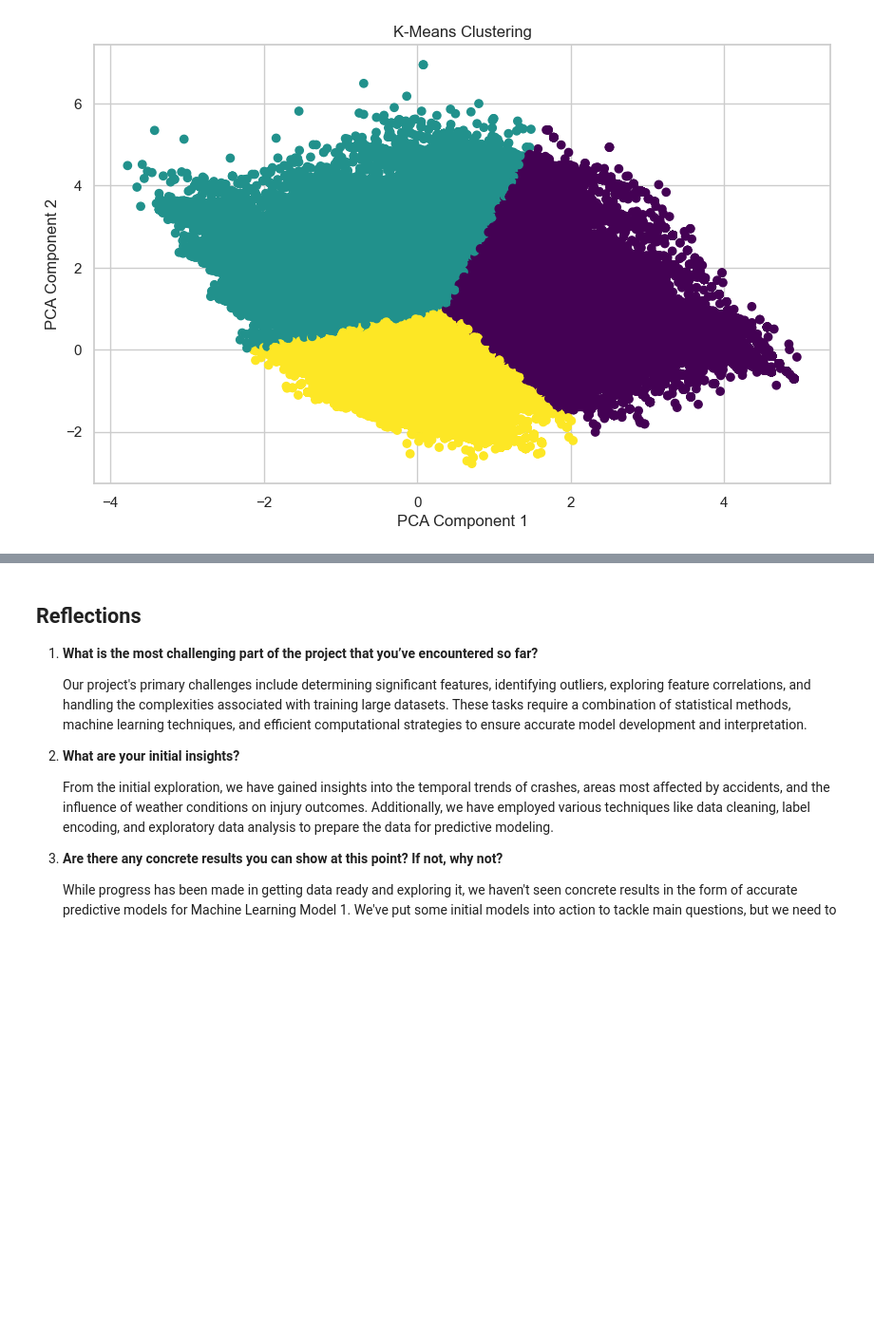
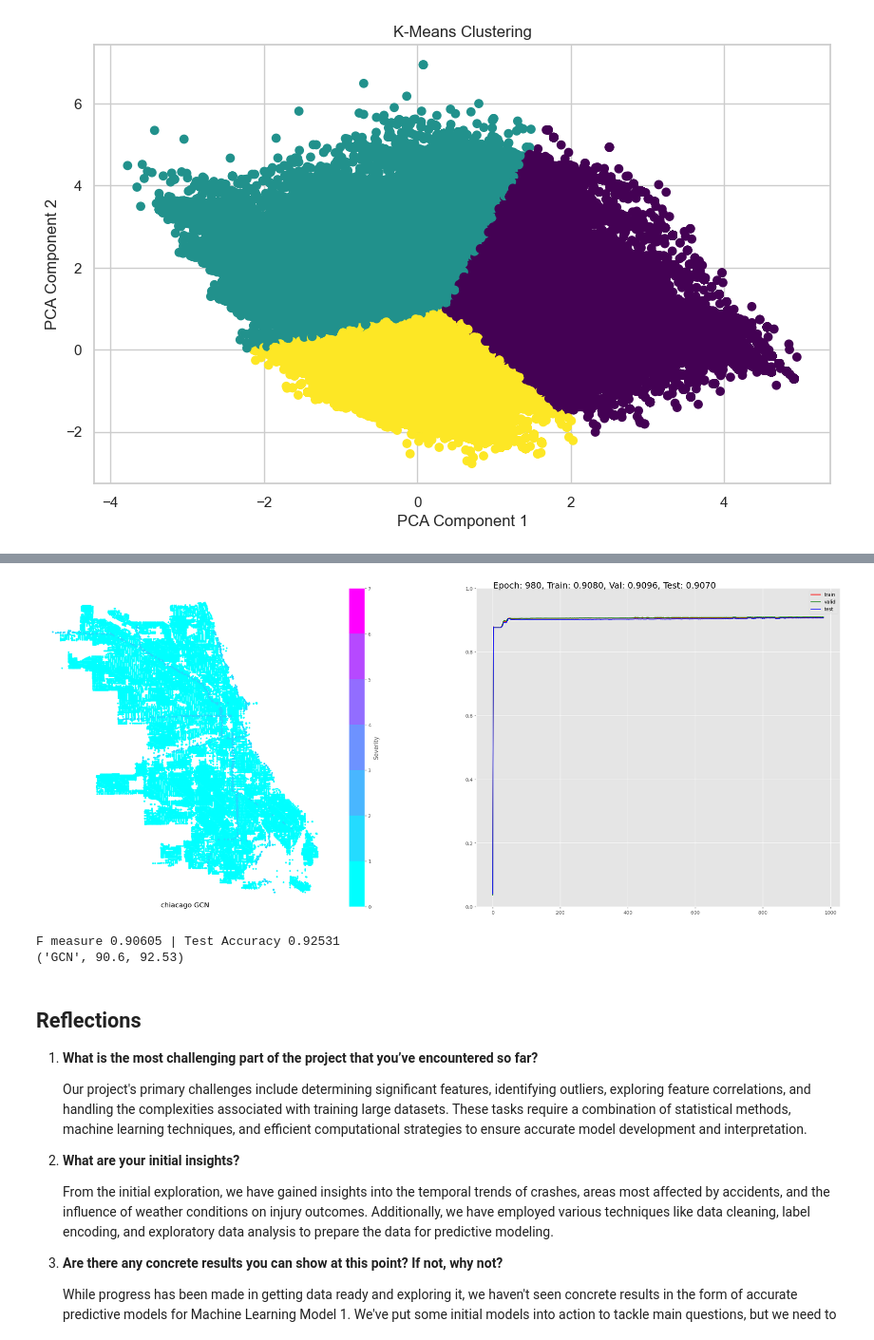
Before and after one commit to uic-cs418-traffic-crash-prediction/cs-418-traffic-crash-prediction, a Jupyter notebook: Crash_Prediction.ipynb, the cells around one changed output, grey strips where cells are left out. Shown at 95% size. Cells and saved outputs as stored; diff of their text form; code cells hidden in the pictures; blank space fills up the shorter version.

```diff
--- a/Crash_Prediction.ipynb
+++ b/Crash_Prediction.ipynb
@@ -684,3 +1046,28 @@ See the caveats in the documentation: https://pandas.pydata.org/pandas-docs/stab
+# %%
+data.train_mask, data.val_mask, data.test_mask = train_test_split_stratify(dataset, train_ratio=0.6, val_ratio=0.2, class_num=class_num)
+sc = MinMaxScaler()
+data.x[data.train_mask] = torch.tensor(sc.fit_transform(data.x[data.train_mask]), dtype=torch.float)
+data.x[data.val_mask] = torch.tensor(sc.transform(data.x[data.val_mask]), dtype=torch.float)
+data.x[data.test_mask] = torch.tensor(sc.transform(data.x[data.test_mask]), dtype=torch.float)
+
+edge_attr_all = MinMaxScaler().fit_transform(data.edge_attr.cpu())
+edge_attr_all = torch.tensor(edge_attr_all).float()
+
+coords = data.coords.numpy()
+gdf_pred = pd.DataFrame({'x': coords[:, 0], 'y': coords[:, 1], 'label': data.y.numpy()})
+zip_iterator = zip(gdf_pred.index, gdf_pred[['x', 'y']].values)
+pos_dict = dict(zip_iterator)
+
+X_train, X_test, y_train, y_test = data.x[data.train_mask].cpu().numpy(), data.x[data.test_mask].cpu().numpy(), data.y[data.train_mask].cpu().numpy(), data.y[data.test_mask].cpu().numpy()
+
+model = GCN()
+optimizer = torch.optim.Adam(model.parameters(), lr=0.01, weight_decay=5e-4)
+res = train_loop(model, data, optimizer, num_epochs, 'GCN', 'chiacago')
+print(('GCN',) + res )
+# %% [output]
+[figure, added]
+F measure 0.90605 | Test Accuracy 0.92531
+('GCN', 90.6, 92.53)
 # %% [markdown]
 ## Reflections
 
```
Also changed, not shown: parts of 11 cells of this notebook, 1 other file.
